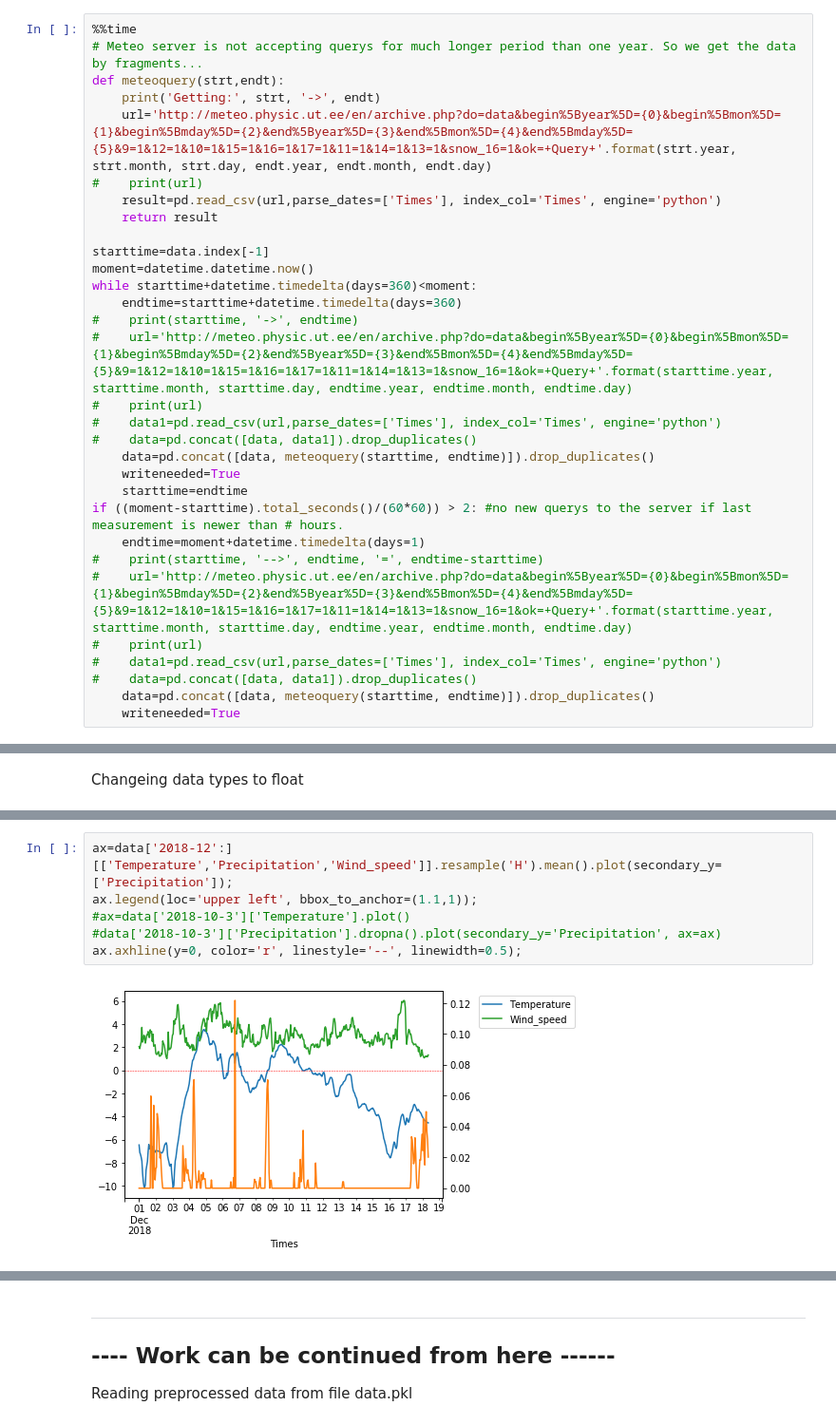
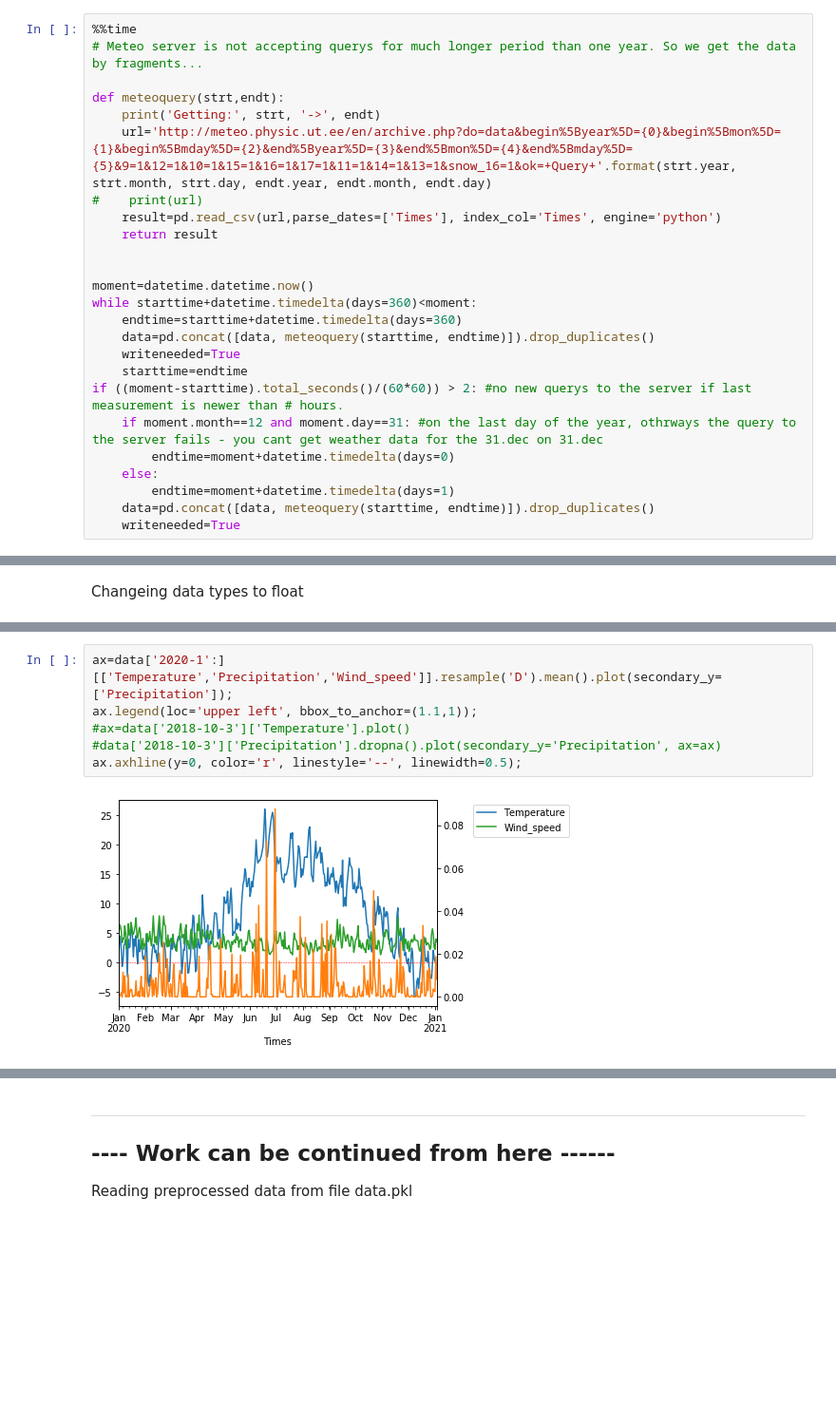
Before and after one commit to rkapp22/holidayplanner, a Jupyter notebook: holidayweather.ipynb, the cells around one changed output, grey strips where cells are left out. Shown at 95% size. Saved outputs shown, nothing was run; the diff lists cells and outputs as text; blank space fills up the shorter version.

```diff
--- a/holidayweather.ipynb
+++ b/holidayweather.ipynb
@@ -83,6 +84,7 @@ writeneeded=False
 # %%
 %%time
 # Meteo server is not accepting querys for much longer period than one year. So we get the data by fragments...
+
 def meteoquery(strt,endt):
     print('Getting:', strt, '->', endt)
     url='http://meteo.physic.ut.ee/en/archive.php?do=data&begin%5Byear%5D={0}&begin%5Bmon%5D={1}&begin%5Bmday%5D={2}&end%5Byear%5D={3}&end%5Bmon%5D={4}&end%5Bmday%5D={5}&9=1&12=1&10=1&15=1&16=1&17=1&11=1&14=1&13=1&snow_16=1&ok=+Query+'.format(strt.year, strt.month, strt.day, endt.year, endt.month, endt.day)
@@ -90,25 +92,18 @@ def meteoquery(strt,endt):
     result=pd.read_csv(url,parse_dates=['Times'], index_col='Times', engine='python')
     return result
 
-starttime=data.index[-1]
+
 moment=datetime.datetime.now()
 while starttime+datetime.timedelta(days=360)<moment:
     endtime=starttime+datetime.timedelta(days=360)
-#    print(starttime, '->', endtime)
-#    url='http://meteo.physic.ut.ee/en/archive.php?do=data&begin%5Byear%5D={0}&begin%5Bmon%5D={1}&begin%5Bmday%5D={2}&end%5Byear%5D={3}&end%5Bmon%5D={4}&end%5Bmday%5D={5}&9=1&12=1&10=1&15=1&16=1&17=1&11=1&14=1&13=1&snow_16=1&ok=+Query+'.format(starttime.year, starttime.month, starttime.day, endtime.year, endtime.month, endtime.day)
-#    print(url)
-#    data1=pd.read_csv(url,parse_dates=['Times'], index_col='Times', engine='python')
-#    data=pd.concat([data, data1]).drop_duplicates()
     data=pd.concat([data, meteoquery(starttime, endtime)]).drop_duplicates()
     writeneeded=True
     starttime=endtime
 if ((moment-starttime).total_seconds()/(60*60)) > 2: #no new querys to the server if last measurement is newer than # hours.
-    endtime=moment+datetime.timedelta(days=1)
-#    print(starttime, '-->', endtime, '=', endtime-starttime)
-#    url='http://meteo.physic.ut.ee/en/archive.php?do=data&begin%5Byear%5D={0}&begin%5Bmon%5D={1}&begin%5Bmday%5D={2}&end%5Byear%5D={3}&end%5Bmon%5D={4}&end%5Bmday%5D={5}&9=1&12=1&10=1&15=1&16=1&17=1&11=1&14=1&13=1&snow_16=1&ok=+Query+'.format(starttime.year, starttime.month, starttime.day, endtime.year, endtime.month, endtime.day)
-#    print(url)
-#    data1=pd.read_csv(url,parse_dates=['Times'], index_col='Times', engine='python')
-#    data=pd.concat([data, data1]).drop_duplicates()
+    if moment.month==12 and moment.day==31: #on the last day of the year, othrways the query to the server fails - you cant get weather data for the 31.dec on 31.dec
+        endtime=moment+datetime.timedelta(days=0)
+    else:
+        endtime=moment+datetime.timedelta(days=1)
     data=pd.concat([data, meteoquery(starttime, endtime)]).drop_duplicates()
     writeneeded=True
 # %% [output]
@@ -325,8 +280,8 @@ ax.axhline(y=0, color='r', linestyle='--', linewidth=0.5);
 # %%
-ax=data['2018-12':][['Temperature','Precipitation','Wind_speed']].resample('H').mean().plot(secondary_y=['Precipitation']);
+ax=data['2020-1':][['Temperature','Precipitation','Wind_speed']].resample('D').mean().plot(secondary_y=['Precipitation']);
 ax.legend(loc='upper left', bbox_to_anchor=(1.1,1));
 #ax=data['2018-10-3']['Temperature'].plot()
 #data['2018-10-3']['Precipitation'].dropna().plot(secondary_y='Precipitation', ax=ax)
 ax.axhline(y=0, color='r', linestyle='--', linewidth=0.5);
 # %% [output]
-[figure, old version]
+[figure, new version]
```
Also changed, not shown: parts of 136 cells of this notebook.
